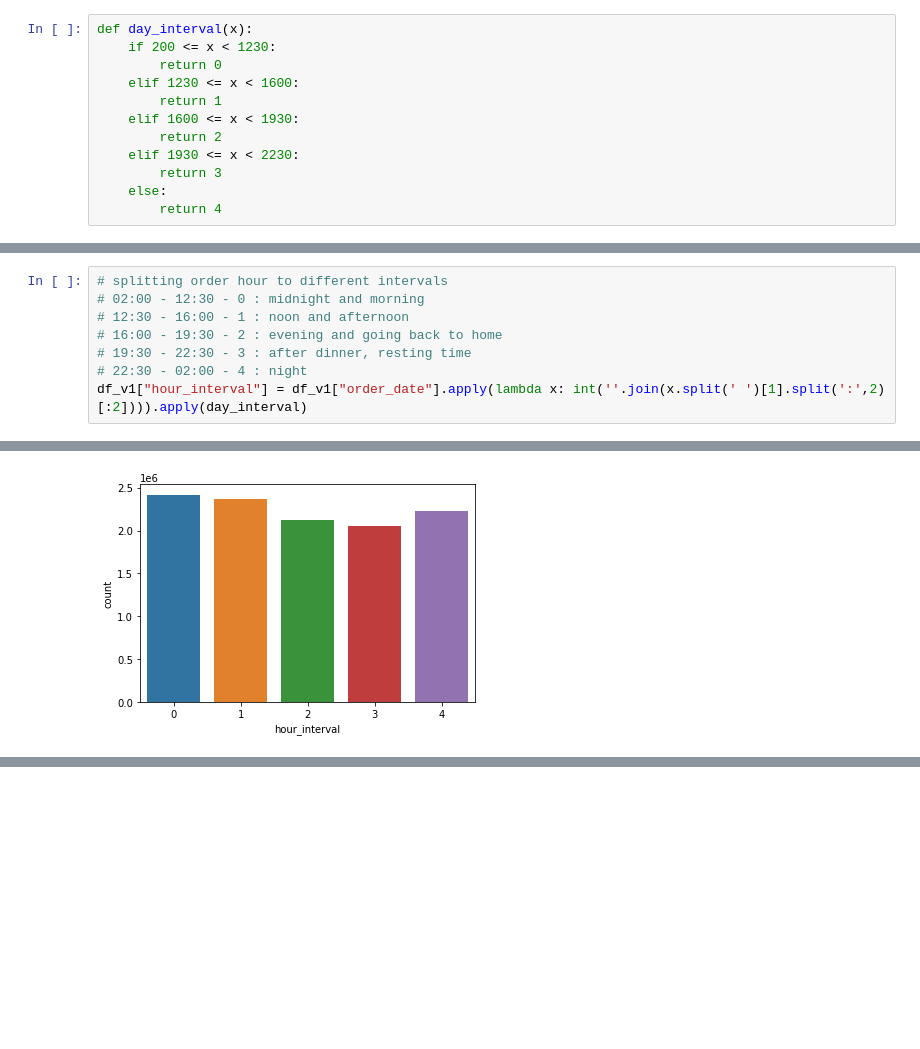
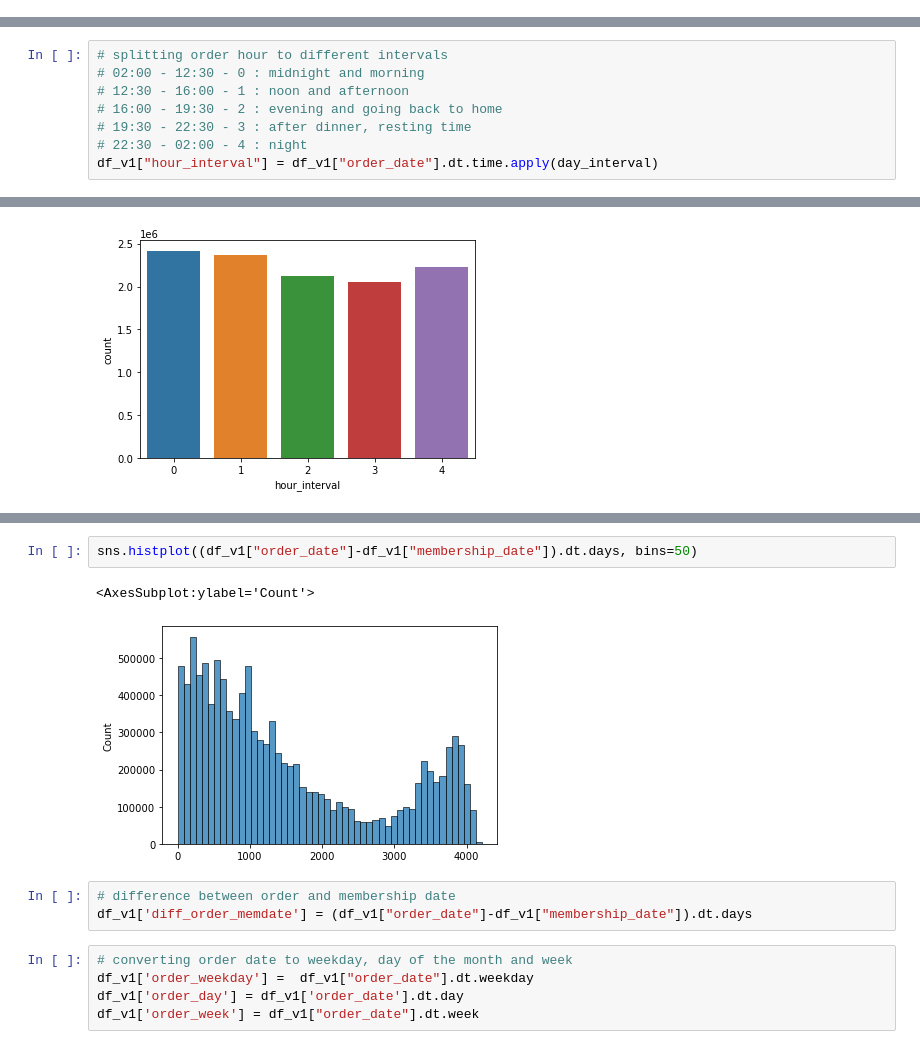
Before and after one commit to ihkaraman/trendyol_datathon_21, a Jupyter notebook: read_preparation.ipynb, the cells around one changed output, grey strips where cells are left out. Saved outputs shown, nothing was run; the diff lists cells and outputs as text; blank space fills up the shorter version.

```diff
--- a/read_preparation.ipynb
+++ b/read_preparation.ipynb
@@ -255,14 +230,2 @@ disc_df['disc_ratio'].plot(kind='kde')
 # %% [markdown]
 ## feature engineering
-# %%
-def day_interval(x):
-    if 200 <= x < 1230:
-        return 0
-    elif 1230 <= x < 1600:
-        return 1
-    elif 1600 <= x < 1930:
-        return 2
-    elif 1930 <= x < 2230:
-        return 3
-    else:
-        return 4
@@ -278,7 +263,7 @@ sns.histplot(df_v1["order_date"].apply(lambda x: int(''.join(x.split(' ')[1].spl
 # 16:00 - 19:30 - 2 : evening and going back to home
 # 19:30 - 22:30 - 3 : after dinner, resting time
 # 22:30 - 02:00 - 4 : night
-df_v1["hour_interval"] = df_v1["order_date"].apply(lambda x: int(''.join(x.split(' ')[1].split(':',2)[:2]))).apply(day_interval)
+df_v1["hour_interval"] = df_v1["order_date"].dt.time.apply(day_interval)
 # %%
 sns.countplot(df_v1["hour_interval"])
 # %% [output]
@@ -338,0 +272,13 @@ unresolved_percentage :  3858
+# %%
+sns.histplot((df_v1["order_date"]-df_v1["membership_date"]).dt.days, bins=50)
+# %% [output]
+<AxesSubplot:ylabel='Count'>
+[figure, added]
+# %%
+# difference between order and membership date
+df_v1['diff_order_memdate'] = (df_v1["order_date"]-df_v1["membership_date"]).dt.days
+# %%
+# converting order date to weekday, day of the month and week
+df_v1['order_weekday'] =  df_v1["order_date"].dt.weekday
+df_v1['order_day'] = df_v1['order_date'].dt.day
+df_v1['order_week'] = df_v1["order_date"].dt.week
```
Also changed, not shown: parts of 53 cells of this notebook.
